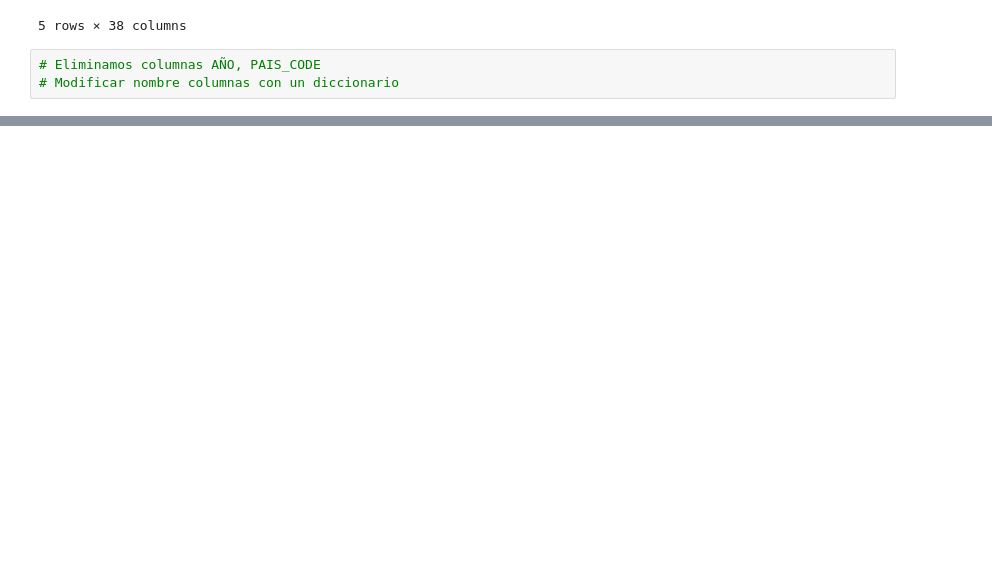
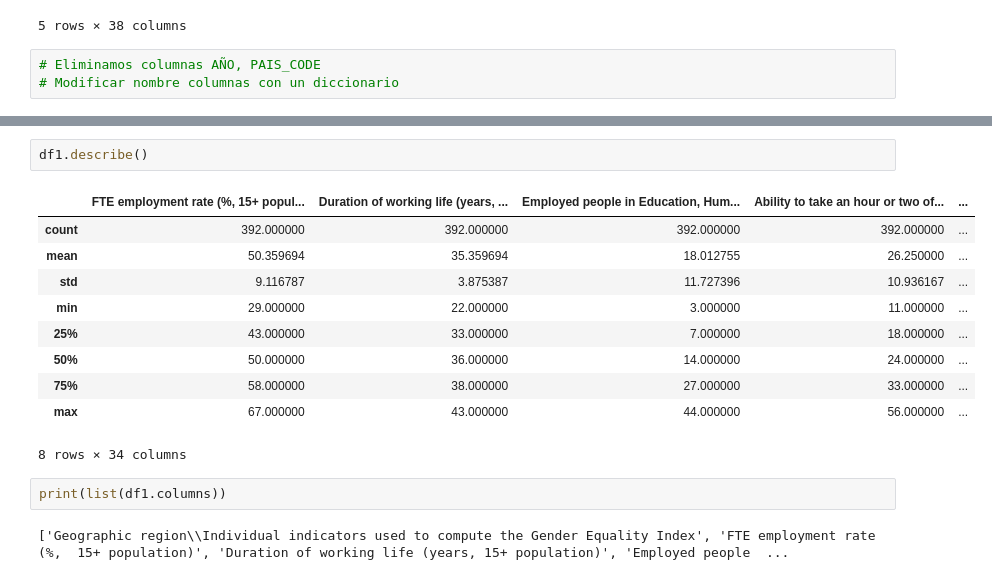
Before and after one commit to Jazz-jge/agenda2030, a Jupyter notebook: agenda_30.ipynb, the cells around one changed output, grey strips where cells are left out. Saved outputs shown, nothing was run; the diff lists cells and outputs as text; blank space fills up the shorter version.

```diff
--- a/agenda_30.ipynb
+++ b/agenda_30.ipynb
@@ -70,0 +119,17 @@ df1.head()
+# %%
+df1.describe()
+# %% [output]
+|  | FTE employment rate (%, 15+ popul... | Duration of working life (years, ... | Employed people in Education, Hum... | Ability to take an hour or two of... | ... |
+| count | 392.000000 | 392.000000 | 392.000000 | 392.000000 | ... |
+| mean | 50.359694 | 35.359694 | 18.012755 | 26.250000 | ... |
+| std | 9.116787 | 3.875387 | 11.727396 | 10.936167 | ... |
+| min | 29.000000 | 22.000000 | 3.000000 | 11.000000 | ... |
+| 25% | 43.000000 | 33.000000 | 7.000000 | 18.000000 | ... |
+| 50% | 50.000000 | 36.000000 | 14.000000 | 24.000000 | ... |
+| 75% | 58.000000 | 38.000000 | 27.000000 | 33.000000 | ... |
+| max | 67.000000 | 43.000000 | 44.000000 | 56.000000 | ... |
+8 rows × 34 columns
+# %%
+print(list(df1.columns))
+# %% [output]
+['Geographic region\\Individual indicators used to compute the Gender Equality Index', 'FTE employment rate (%,  15+ population)', 'Duration of working life (years, 15+ population)', 'Employed people  ...
```
Also changed, not shown: parts of 24 cells of this notebook, 1 other file.
